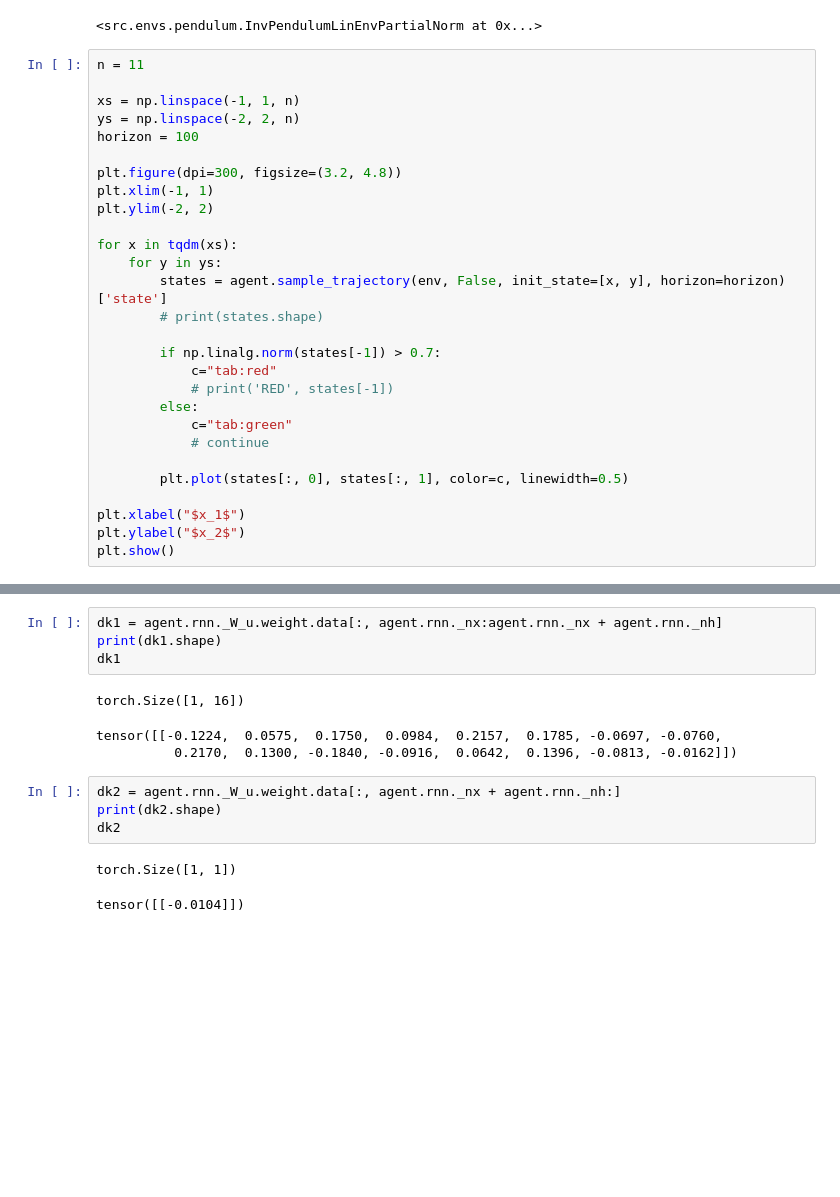
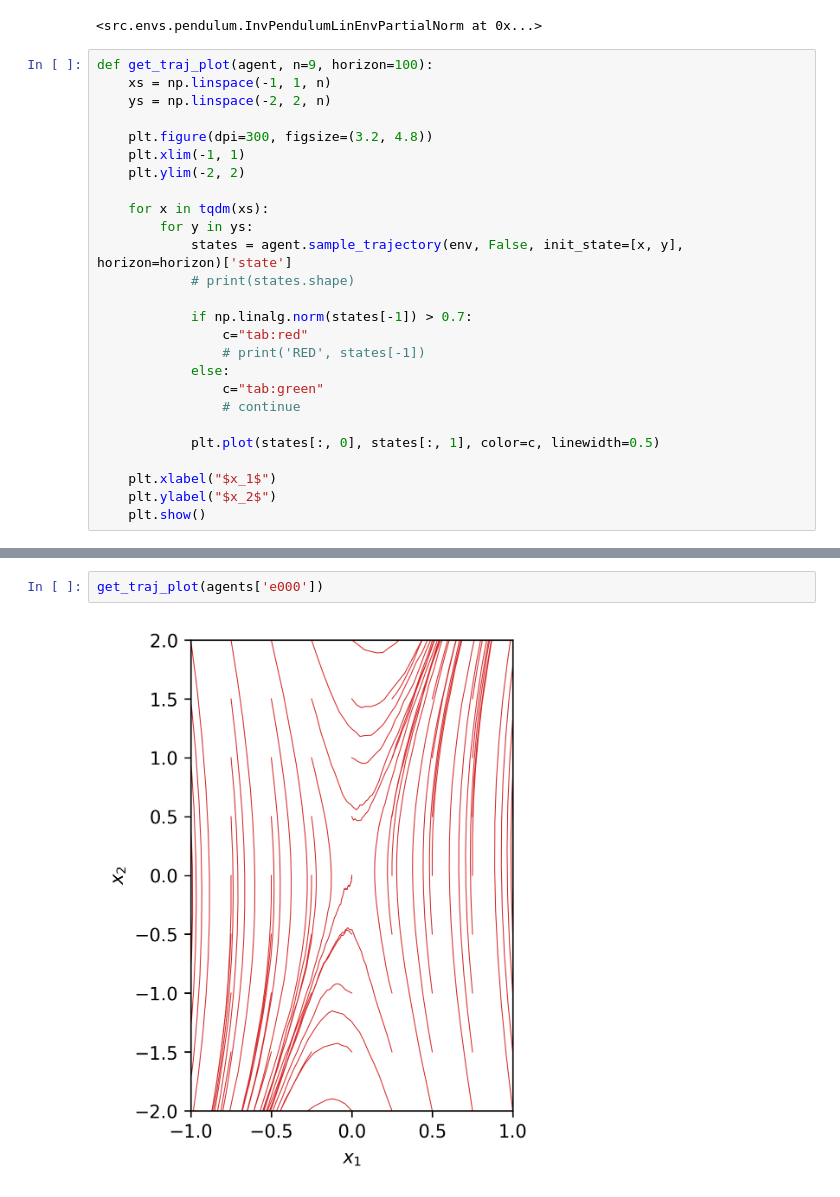
Before and after one commit to hunter-heidenreich/IQCRNN-PyTorch, a Jupyter notebook: notebooks/Pendulum-Trajectories.ipynb, the cells around one changed output, grey strips where cells are left out. Drawn from its saved outputs; the diff is of its cells as text; blank space fills up the shorter version.

```diff
--- a/notebooks/Pendulum-Trajectories.ipynb
+++ b/notebooks/Pendulum-Trajectories.ipynb
@@ -38,30 +39,28 @@ env
 # %% [output]
 <src.envs.pendulum.InvPendulumLinEnvPartialNorm at 0x...>
 # %%
-n = 11
+def get_traj_plot(agent, n=9, horizon=100):
+    xs = np.linspace(-1, 1, n)
+    ys = np.linspace(-2, 2, n)
 
-xs = np.linspace(-1, 1, n)
-ys = np.linspace(-2, 2, n)
-horizon = 100
+    plt.figure(dpi=300, figsize=(3.2, 4.8))
+    plt.xlim(-1, 1)
+    plt.ylim(-2, 2)
 
-plt.figure(dpi=300, figsize=(3.2, 4.8))
-plt.xlim(-1, 1)
-plt.ylim(-2, 2)
+    for x in tqdm(xs):
+        for y in ys:
+            states = agent.sample_trajectory(env, False, init_state=[x, y], horizon=horizon)['state']
+            # print(states.shape)
 
-for x in tqdm(xs):
-    for y in ys:
-        states = agent.sample_trajectory(env, False, init_state=[x, y], horizon=horizon)['state']
-        # print(states.shape)
+            if np.linalg.norm(states[-1]) > 0.7:
+                c="tab:red"
+                # print('RED', states[-1])
+            else:
+                c="tab:green"
+                # continue
 
-        if np.linalg.norm(states[-1]) > 0.7:
-            c="tab:red"
-            # print('RED', states[-1])
-        else:
-            c="tab:green"
-            # continue
+            plt.plot(states[:, 0], states[:, 1], color=c, linewidth=0.5)
 
-        plt.plot(states[:, 0], states[:, 1], color=c, linewidth=0.5)
-
-plt.xlabel("$x_1$")
-plt.ylabel("$x_2$")
-plt.show()
+    plt.xlabel("$x_1$")
+    plt.ylabel("$x_2$")
+    plt.show()
@@ -120,15 +67,4 @@ tensor([[ 0.0493, -0.0649,  0.0911,  0.0351,  0.1155,  0.0777,  0.0292, -0.1494,
-# %%
-dk1 = agent.rnn._W_u.weight.data[:, agent.rnn._nx:agent.rnn._nx + agent.rnn._nh]
-print(dk1.shape)
-dk1
-# %% [output]
-torch.Size([1, 16])
-tensor([[-0.1224,  0.0575,  0.1750,  0.0984,  0.2157,  0.1785, -0.0697, -0.0760,
-          0.2170,  0.1300, -0.1840, -0.0916,  0.0642,  0.1396, -0.0813, -0.0162]])
-# %%
-dk2 = agent.rnn._W_u.weight.data[:, agent.rnn._nx + agent.rnn._nh:]
-print(dk2.shape)
-dk2
-# %% [output]
-torch.Size([1, 1])
-tensor([[-0.0104]])
+# %%
+get_traj_plot(agents['e000'])
+# %% [output]
+[figure, added]
```
Also changed, not shown: parts of 11 cells of this notebook, 5 other files.
